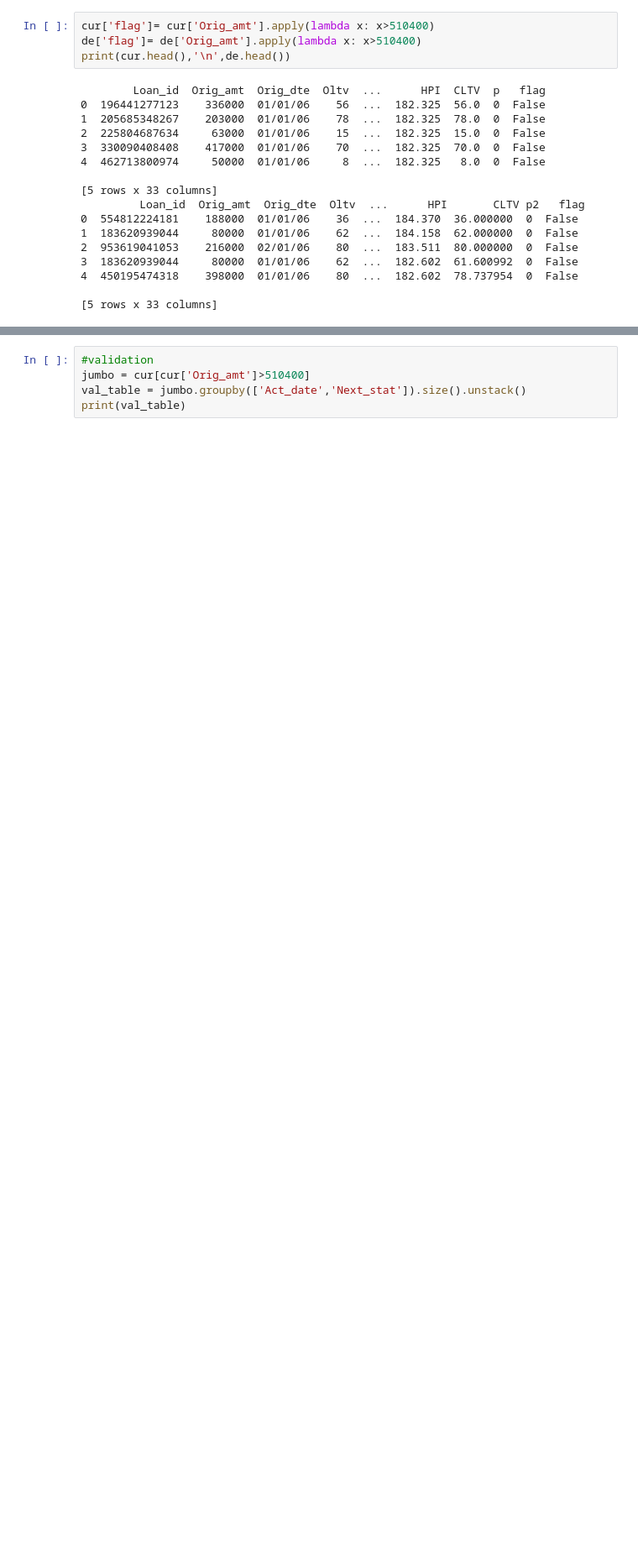
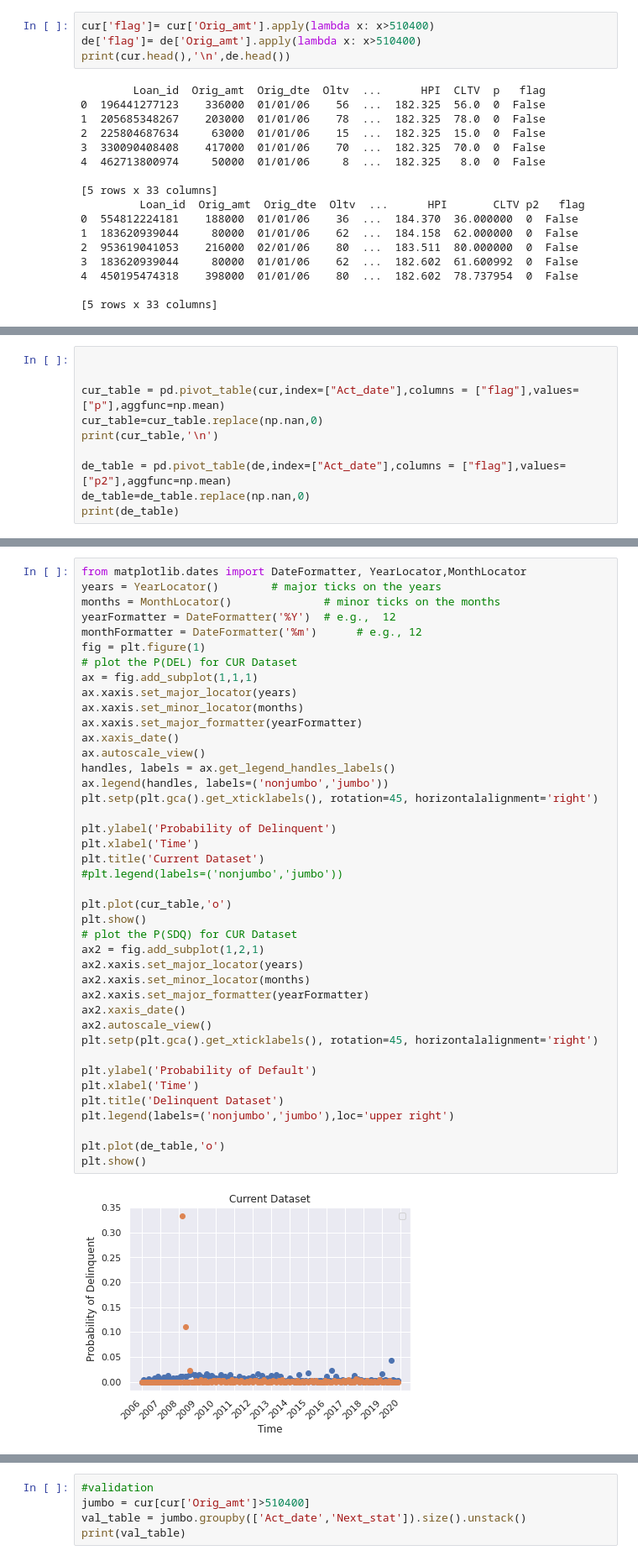
Before and after one commit to ArjavMehta01/Truist-Credit_Risk_SAS, a Jupyter notebook: quarterly.ipynb, the cells around one changed output, grey strips where cells are left out. Shown at 84% size. Cells and saved outputs as stored; diff of their text form; blank space fills up the shorter version.

```diff
--- a/quarterly.ipynb
+++ b/quarterly.ipynb
@@ -191,0 +190,10 @@ cur_table.plot()
+# %%
+
+
+cur_table = pd.pivot_table(cur,index=["Act_date"],columns = ["flag"],values=["p"],aggfunc=np.mean)
+cur_table=cur_table.replace(np.nan,0)
+print(cur_table,'\n')
+
+de_table = pd.pivot_table(de,index=["Act_date"],columns = ["flag"],values=["p2"],aggfunc=np.mean)
+de_table=de_table.replace(np.nan,0)
+print(de_table)
@@ -191,0 +218,43 @@ cur_table.plot()
+# %%
+from matplotlib.dates import DateFormatter, YearLocator,MonthLocator
+years = YearLocator()        # major ticks on the years
+months = MonthLocator()              # minor ticks on the months
+yearFormatter = DateFormatter('%Y')  # e.g.,  12
+monthFormatter = DateFormatter('%m')      # e.g., 12
+fig = plt.figure(1)
+# plot the P(DEL) for CUR Dataset
+ax = fig.add_subplot(1,1,1)
+ax.xaxis.set_major_locator(years)
+ax.xaxis.set_minor_locator(months)
+ax.xaxis.set_major_formatter(yearFormatter)
+ax.xaxis_date()
+ax.autoscale_view()
+handles, labels = ax.get_legend_handles_labels()
+ax.legend(handles, labels=('nonjumbo','jumbo'))
+plt.setp(plt.gca().get_xticklabels(), rotation=45, horizontalalignment='right')
+
+plt.ylabel('Probability of Delinquent')
+plt.xlabel('Time')
+plt.title('Current Dataset')
+#plt.legend(labels=('nonjumbo','jumbo'))
+
+plt.plot(cur_table,'o')
+plt.show()
+# plot the P(SDQ) for CUR Dataset
+ax2 = fig.add_subplot(1,2,1)
+ax2.xaxis.set_major_locator(years)
+ax2.xaxis.set_minor_locator(months)
+ax2.xaxis.set_major_formatter(yearFormatter)
+ax2.xaxis_date()
+ax2.autoscale_view()
+plt.setp(plt.gca().get_xticklabels(), rotation=45, horizontalalignment='right')
+
+plt.ylabel('Probability of Default')
+plt.xlabel('Time')
+plt.title('Delinquent Dataset')
+plt.legend(labels=('nonjumbo','jumbo'),loc='upper right')
+
+plt.plot(de_table,'o')
+plt.show()
+# %% [output]
+[figure, added]
```
Also changed, not shown: parts of 10 cells of this notebook.
